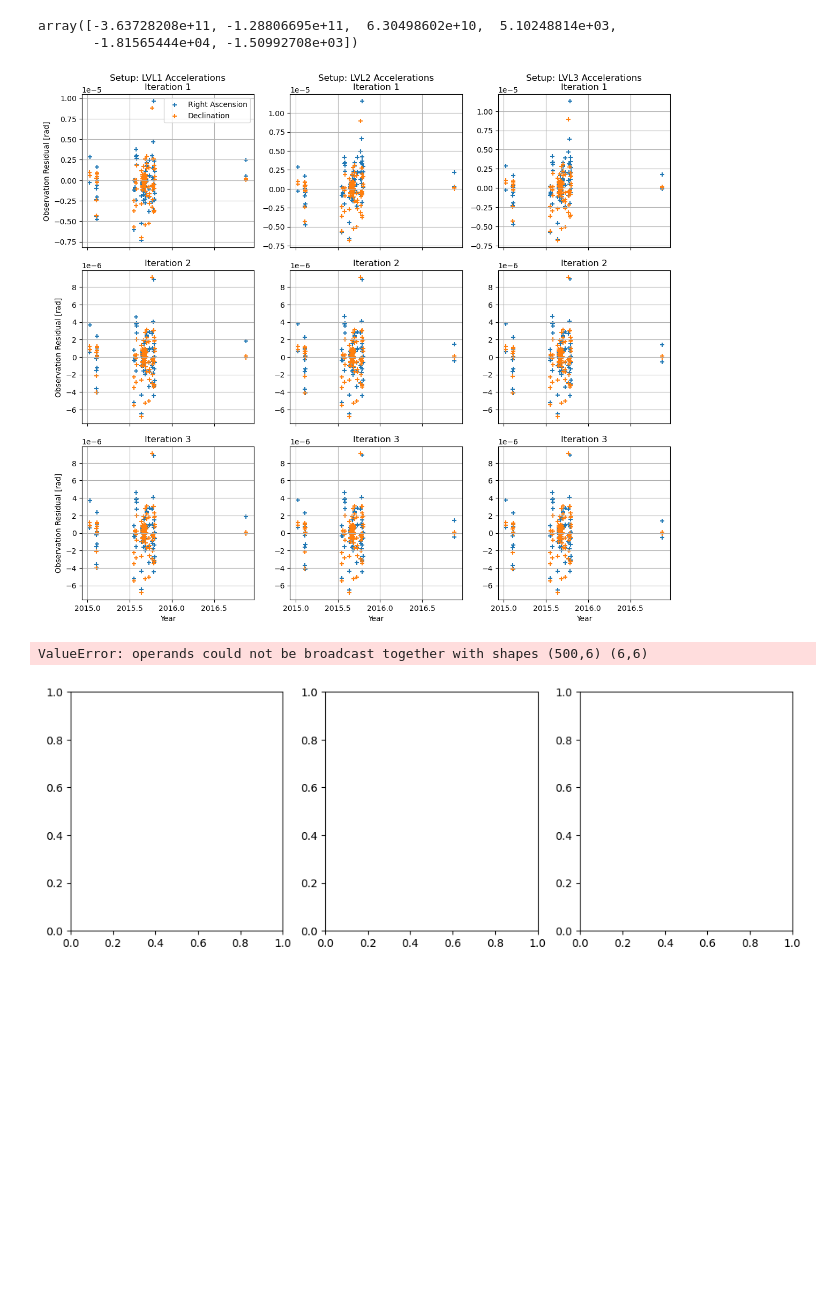
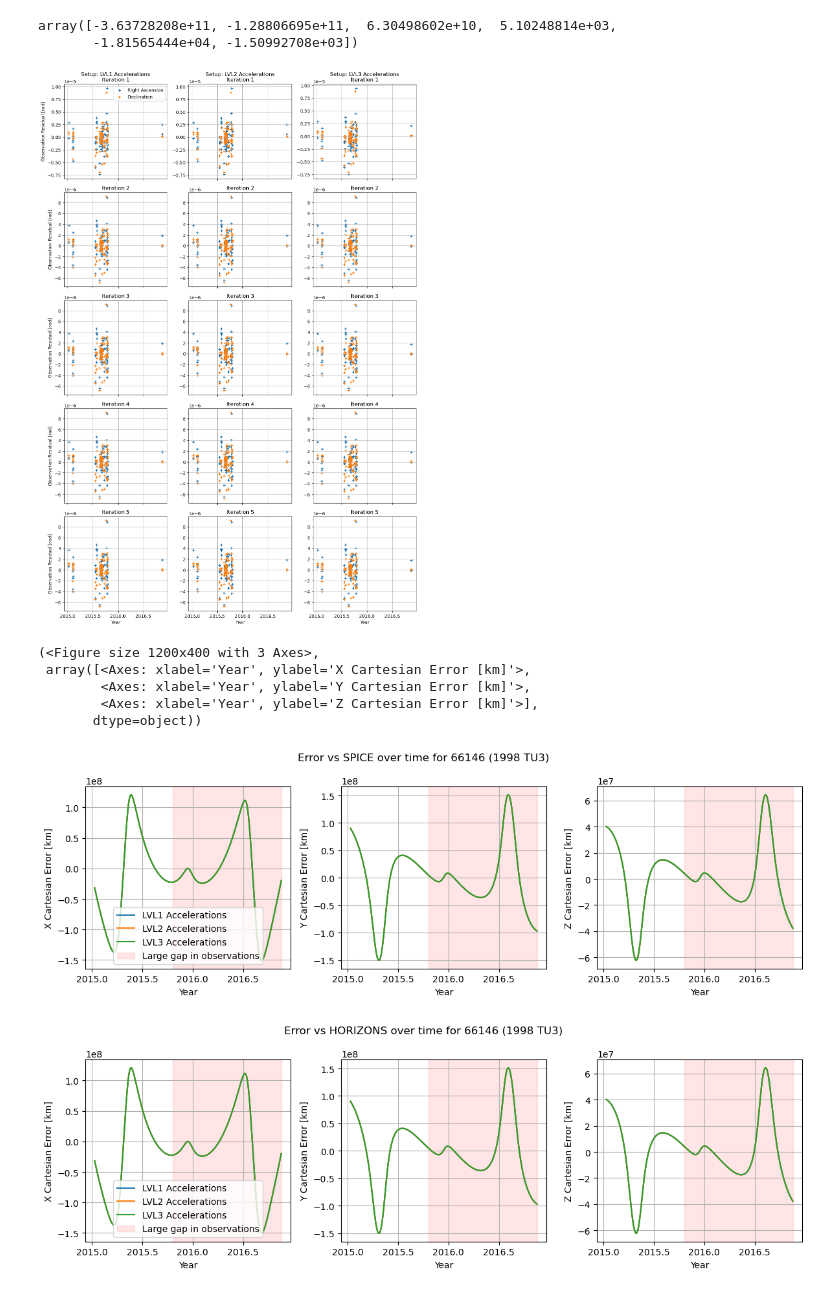
Before and after one commit to PocketBloom/Bachelor_Project, a Jupyter notebook: Estimation/Improved_Initial_State_Est_MPC.ipynb, the cells around one changed output. Saved outputs shown, nothing was run; the diff lists cells and outputs as text; code cells hidden in the pictures; blank space fills up the shorter version.

```diff
--- a/Estimation/Improved_Initial_State_Est_MPC.ipynb
+++ b/Estimation/Improved_Initial_State_Est_MPC.ipynb
@@ -50,7 +50,7 @@ observations_end = datetime.datetime(2017, 1, 1)
 
 # number of iterations for our estimation
 # Change this depending on how long you want the convergence to run
-number_of_pod_iterations = 3
+number_of_pod_iterations = 5
 
 # timestep of 24 hours for our estimation
 timestep_global = 24 * 3600.0
@@ -168,7 +168,7 @@ print("--------------------------------------------------")
 # This samples the cartesian state at 500 points over the observation time:
 # I am a bit unsure about this line for now
 
-times_get_eph = np.linspace(epoch_start_nobuffer.to_epoch(), epoch_end_nobuffer.to_epoch(), 500)
+times_get_eph = np.linspace(epoch_start_nobuffer.to_epoch(), epoch_end_nobuffer.to_epoch(), 803)
 
 epoch_start_buffer = epoch_start_nobuffer.to_epoch() - time_buffer
 epoch_end_buffer = epoch_end_nobuffer.to_epoch() + time_buffer
@@ -356,8 +356,8 @@ for i, (name, data) in enumerate(smaller_bodies.items(), start=1):
 
     # Extract asteroid properties
     ast_id = data[0]
-    # ast_mu = data[1] * 1e9  # Convert km^3/s^2 to m^3/s^2 (SI-units)
-    ast_mu = data[1] * 1e12  # For testing if the effect is noticable (11 times bigger)
+    ast_mu = data[1] * 1e9  # Convert km^3/s^2 to m^3/s^2 (SI-units)
+    # ast_mu = data[1] * 1e12  # For testing if the effect is noticable (11 times bigger)
 
     # Calculate the SPICE NAIF ID (2000000 + minor planet number) again
     naif_id = 20000000 + ast_id
@@ -1296,7 +1315,7 @@ def plot_cartesian(
         reference_states = np.array(
             [
                 spice.get_body_cartesian_state_at_epoch(
-                    target_prop_ID,
+                    target_spkid,
                     central_bodies[0],
                     global_frame_orientation,
                     "NONE",
@@ -1473,7 +1492,7 @@ def plot_cartesian_single(
         reference_states = np.array(
             [
                 spice.get_body_cartesian_state_at_epoch(
-                    target_prop_ID,
+                    target_spkid,
                     central_bodies[0],
                     global_frame_orientation,
                     "NONE",
@@ -2015,12 +2086,17 @@ array([-3.63728208e+11, -1.28806695e+11,  6.30498602e+10,  5.10248814e+03,
 #     state_estimates_set.append(state_estimates)
 # %%
 plot_residuals(setup_names, pod_output_set, observation_collection_set)
-plot_cartesian(state_estimates_test, setup_names, observation_collection_set, "spice")
-plot_cartesian(state_estimates_test, setup_names, observation_collection_set, "horizons")
+plot_cartesian(state_estimates_set, setup_names, observation_collection_set, "spice")
+plot_cartesian(state_estimates_set, setup_names, observation_collection_set, "horizons")
 # %% [output]
-[figure, old version]
+[figure, new version]
-ValueError: operands could not be broadcast together with shapes (500,6) (6,6)
+(<Figure size 1200x400 with 3 Axes>,
+ array([<Axes: xlabel='Year', ylabel='X Cartesian Error [km]'>,
+        <Axes: xlabel='Year', ylabel='Y Cartesian Error [km]'>,
+        <Axes: xlabel='Year', ylabel='Z Cartesian Error [km]'>],
+       dtype=object))
-[figure, old version]
+[figure, new version]
+[figure, added]
 # %%
 spice.get_body_cartesian_state_at_epoch(
     "20066146",
```
Also changed, not shown: parts of 10 cells of this notebook.
